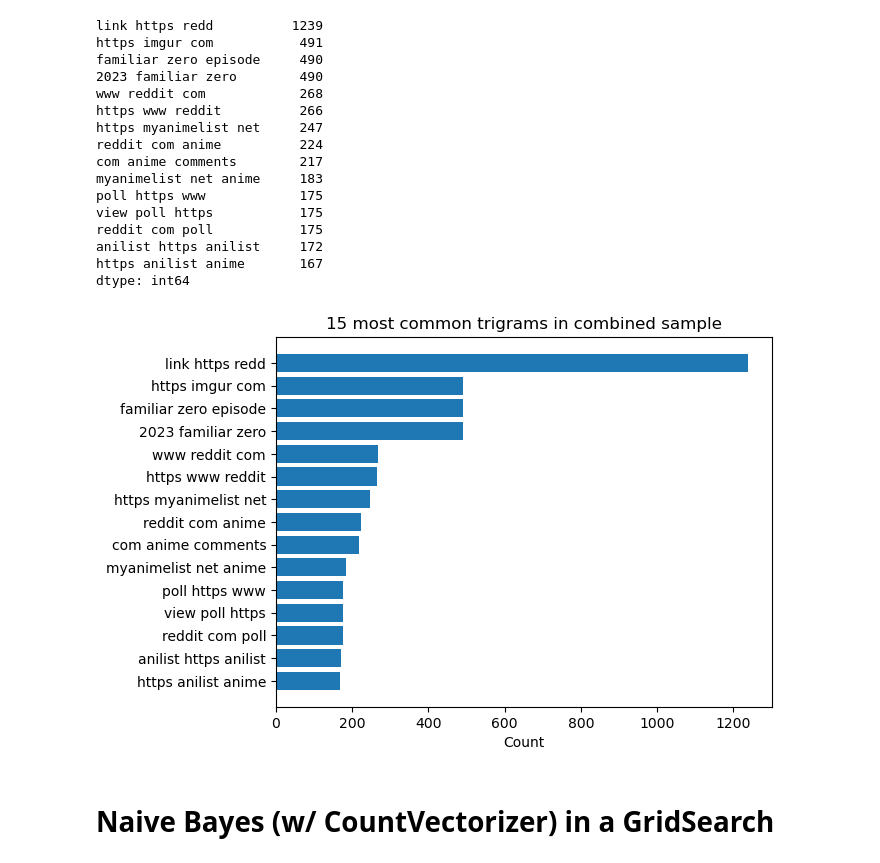
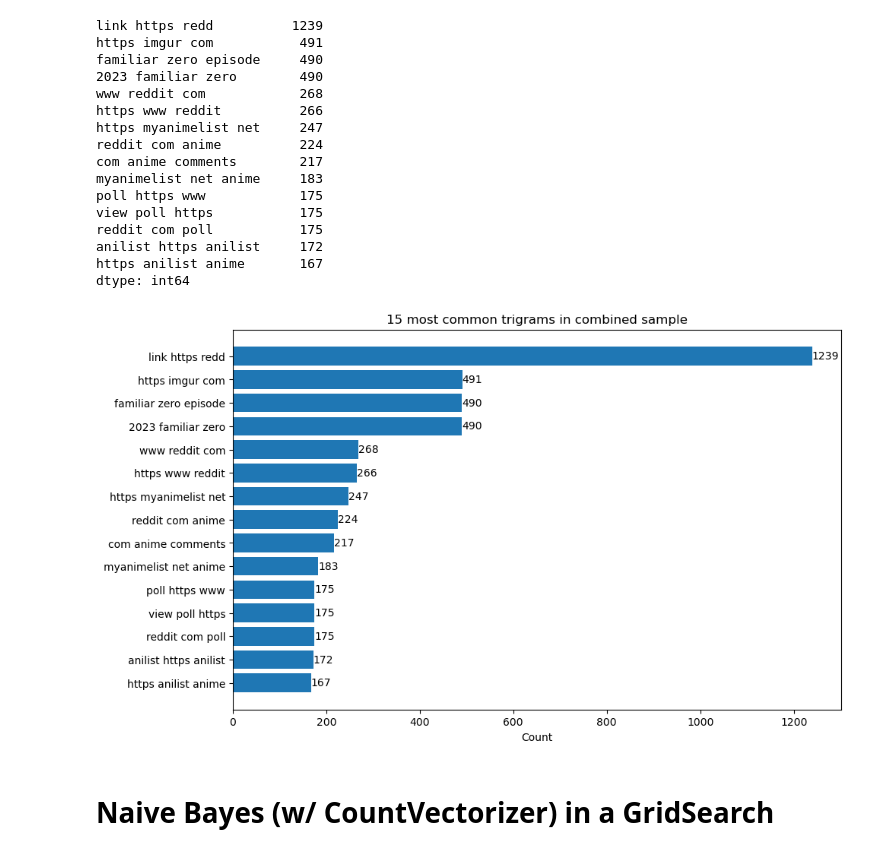
Before and after one commit to wangdj3/DSI_subreddit_comparison, a Jupyter notebook: code/my-project3-classification.ipynb, the cells around one changed output. Drawn from its saved outputs; the diff is of its cells as text; code cells hidden in the pictures.

```diff
--- a/code/my-project3-classification.ipynb
+++ b/code/my-project3-classification.ipynb
@@ -167,12 +228,39 @@ reddit com poll           175
 anilist https anilist     172
 https anilist anime       167
 dtype: int64
-# %%
-plt.barh(top15trigrams.index[::-1], top15trigrams[::-1],label=top15trigrams) ;
-plt.title('15 most common trigrams in combined sample')
-plt.xlabel('Count');
-# %% [output]
-[figure, removed]
+# %%
+#Plot Top 15 trigrams list
+
+# creating data on which bar chart will be plot
+x = top15trigrams.index[::-1]
+y = top15trigrams[::-1]
+
+# setting figure size by using figure() function
+plt.figure(figsize = (8, 5))
+
+# making the bar chart on the data
+plt.barh(x, y)
+
+# calling the function to add value labels
+addlabels(y, x)
+
+# giving title to the plot
+plt.title('15 most common trigrams in combined sample')
+
+# giving X and Y labels
+plt.xlabel('Count')
+# plt.ylabel("Word")
+
+# add extra space to right
+plt.subplots_adjust(left=0, bottom=0, right=1, top=1, wspace=0, hspace=0)
+
+# visualizing the plot
+plt.show()
+
+
+# Source code modified from: https://www.geeksforgeeks.org/adding-value-labels-on-a-matplotlib-bar-chart/
+# %% [output]
+[figure, added]
 # %% [markdown]
 # Naive Bayes (w/ CountVectorizer) in a GridSearch
 # %%
```
Also changed, not shown: parts of 5 cells of this notebook, 7 other files.
